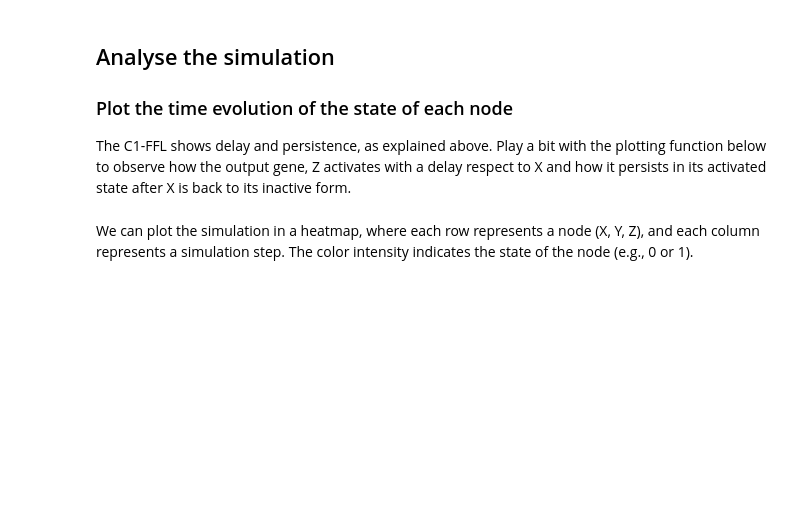
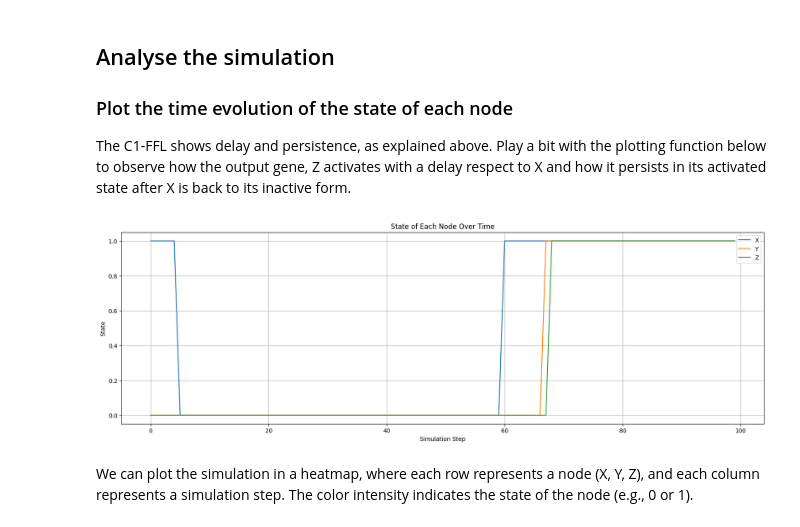
Before and after one commit to amoyag/Biofisica, a Jupyter notebook: session1_FFL.ipynb, the cells around one changed output. Drawn from its saved outputs; the diff is of its cells as text; code cells hidden in the pictures; blank space fills up the shorter version.

Commit message:
varias opciones de simulación del C1-FFL

```diff
--- a/session1_FFL.ipynb
+++ b/session1_FFL.ipynb
@@ -203,3 +507,8 @@ simulation_history = simulate_network(primes, initial_state, steps)
+# %%
+steps = 100  # Número de pasos en la simulación
+delay_Y_activation = 6  # Retraso largo de activación de Y
+quick_deactivation_step = 5  # X se desactiva rápidamente
+simulation_history = simulate_network_synchronous_with_signal_filtering(primes, initial_state, steps, delay_Y_activation, quick_deactivation_step)
 # %% [markdown]
 ### Print the simulation results
 # %%
@@ -212,21 +521,23 @@ The C1-FFL shows delay and persistence, as explained above. Play a bit with the
 # %%
 # Assuming 'history' is your list of states from the simulation
 steps = range(len(simulation_history))
 states_X = [state['X'] for state in simulation_history]
 states_Y = [state['Y'] for state in simulation_history]
 states_Z = [state['Z'] for state in simulation_history]
 
 plt.figure(figsize=(20, 6))
 plt.plot(steps, states_X, label='X')
-#plt.plot(steps, states_Y, label='Y')
+plt.plot(steps, states_Y, label='Y')
 plt.plot(steps, states_Z, label='Z')
 
 plt.xlabel('Simulation Step')
 plt.ylabel('State')
 plt.title('State of Each Node Over Time')
 plt.legend()
 plt.grid(True)
 plt.show()
+# %% [output]
+[figure, added]
 # %% [markdown]
 We can plot the simulation in a heatmap, where each row represents a node (X, Y, Z), and each column represents a simulation step. The color intensity indicates the state of the node (e.g., 0 or 1).
 # %%
```
Also changed, not shown: parts of 24 cells of this notebook.
